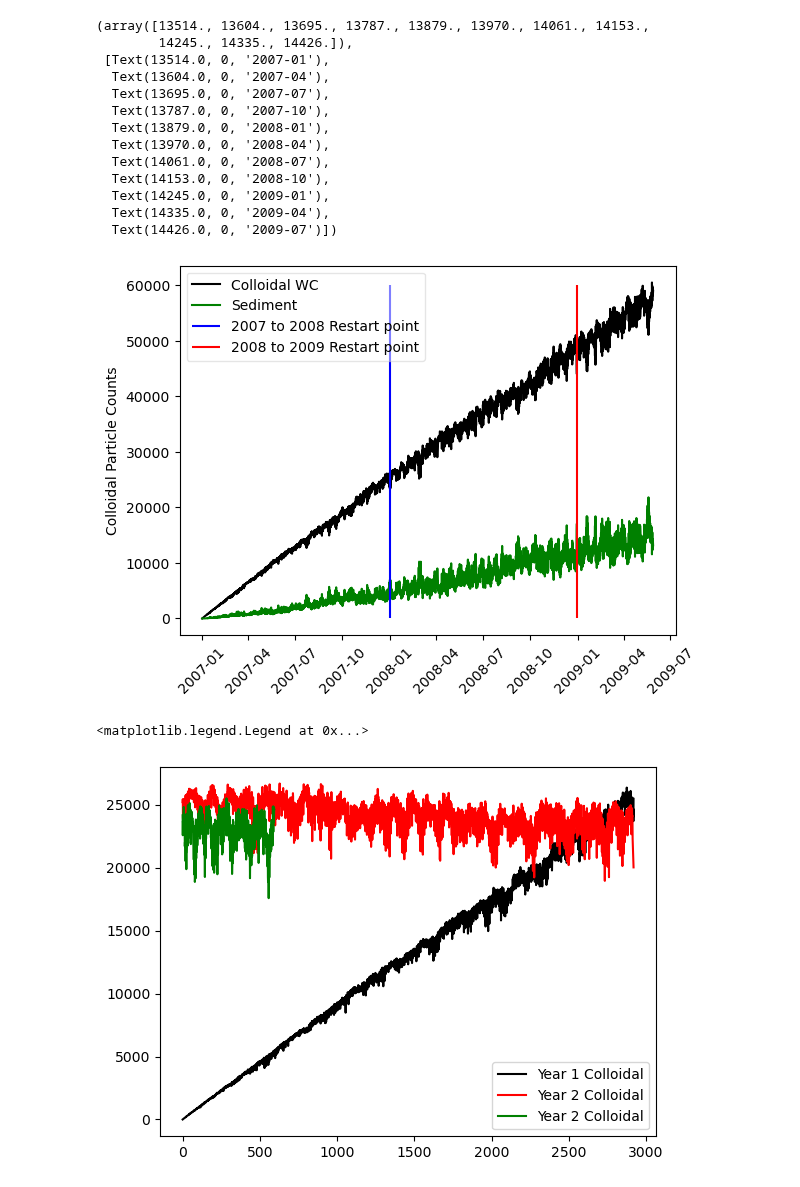
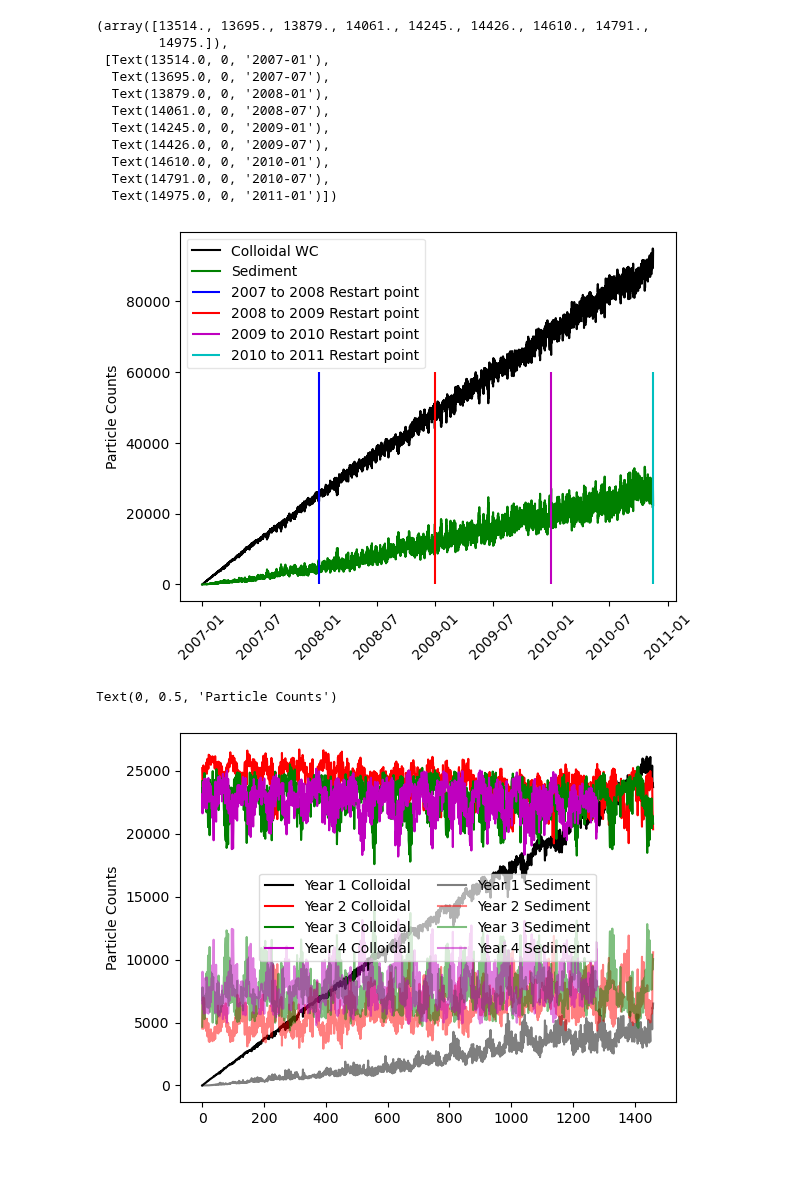
Before and after one commit to SalishSeaCast/analysis-vicente, a Jupyter notebook: OP_nibi/Simulations_TS.ipynb, the cells around one changed output. Saved outputs shown, nothing was run; the diff lists cells and outputs as text; code cells hidden in the pictures.

```diff
--- a/OP_nibi/Simulations_TS.ipynb
+++ b/OP_nibi/Simulations_TS.ipynb
@@ -12,7 +12,9 @@ from matplotlib.path import Path
 # %%
 file_2007 = '/home/vicentev/scratch/vicentev/Simulation_V4/Simulation_V4_year_1.nc'
 file_2008 = '/home/vicentev/scratch/vicentev/Simulation_V4/RESTARTS/R_2008/Simulation_V4_year_2.nc'
+file_2009 = '/home/vicentev/scratch/vicentev/Simulation_V4/RESTARTS/R_2009/Simulation_V4_year_3.nc'
 # %%
 dd_2007 = xr.open_dataset(file_2007)
 dd_2008 = xr.open_dataset(file_2008)
+dd_2009 = xr.open_dataset(file_2009)
 # %%
@@ -92,11 +94,13 @@ def get_system_timeseries_optimized(data, status_var='status',
 # %%
 tseries_all_y1 = get_system_timeseries_optimized(dd_2007)
 tseries_all_y2 = get_system_timeseries_optimized(dd_2008)
-tseries_all_y3 = get_system_timeseries_optimized(ds)
+tseries_all_y3 = get_system_timeseries_optimized(dd_2009)
+tseries_all_y4 = get_system_timeseries_optimized(ds)
 # %%
 tseries_all_y1_sed = get_system_timeseries_optimized(dd_2007, target_status=[11,12,13])
 tseries_all_y2_sed = get_system_timeseries_optimized(dd_2008, target_status=[11,12,13])
-tseries_all_y3_sed = get_system_timeseries_optimized(ds, target_status=[11,12,13])
+tseries_all_y3_sed = get_system_timeseries_optimized(dd_2009, target_status=[11,12,13])
+tseries_all_y4_sed = get_system_timeseries_optimized(ds, target_status=[11,12,13])
 # %%
 tseries_all_y1_par = get_system_timeseries_optimized(dd_2007, target_status=[1,3])
 tseries_all_y2_par = get_system_timeseries_optimized(dd_2008, target_status=[1,3])
@@ -125,29 +135,39 @@ plt.plot(time_6h, all_system_timeseries, 'k', label = 'Colloidal WC')
 plt.plot(time_6h, all_system_timeseries_sed, 'g', label = 'Sediment')
 plt.vlines(x = xx, ymin = 0, ymax = 60000, color = 'b', label = '2007 to 2008 Restart point')
 plt.vlines(x = xx1, ymin = 0, ymax = 60000, color = 'r', label = '2008 to 2009 Restart point')
+plt.vlines(x = xx2, ymin = 0, ymax = 60000, color = 'm', label = '2009 to 2010 Restart point')
+plt.vlines(x = xx3, ymin = 0, ymax = 60000, color = 'c', label = '2010 to 2011 Restart point')
+
 plt.legend(loc = 'upper left', framealpha = .5)
-plt.ylabel('Colloidal Particle Counts')
+plt.ylabel('Particle Counts')
 plt.xticks(rotation=45)
 # %% [output]
-(array([13514., 13604., 13695., 13787., 13879., 13970., 14061., 14153.,
-        14245., 14335., 14426.]),
+(array([13514., 13695., 13879., 14061., 14245., 14426., 14610., 14791.,
+        14975.]),
  [Text(13514.0, 0, '2007-01'),
-  Text(13604.0, 0, '2007-04'),
   Text(13695.0, 0, '2007-07'),
-  Text(13787.0, 0, '2007-10'),
   Text(13879.0, 0, '2008-01'),
-  Text(13970.0, 0, '2008-04'),
   Text(14061.0, 0, '2008-07'),
-  Text(14153.0, 0, '2008-10'),
   Text(14245.0, 0, '2009-01'),
-  Text(14335.0, 0, '2009-04'),
-  Text(14426.0, 0, '2009-07')])
+  Text(14426.0, 0, '2009-07'),
+  Text(14610.0, 0, '2010-01'),
+  Text(14791.0, 0, '2010-07'),
+  Text(14975.0, 0, '2011-01')])
-[figure, old version]
+[figure, new version]
 # %%
-plt.plot(tseries_all_y1, 'k', label = 'Year 1 Colloidal')
-plt.plot(tseries_all_y2, 'r', label = 'Year 2 Colloidal')
-plt.plot(tseries_all_y3, 'g', label = 'Year 2 Colloidal')
-plt.legend()
+plt.plot(tseries_all_y1.iloc[::2].values, 'k', label = 'Year 1 Colloidal')
+plt.plot(tseries_all_y2.iloc[::2].values, 'r', label = 'Year 2 Colloidal')
+plt.plot(tseries_all_y3.values, 'g', label = 'Year 3 Colloidal')
+plt.plot(tseries_all_y4.values, 'm', label = 'Year 4 Colloidal')
+
+#
+plt.plot(tseries_all_y1_sed.iloc[::2].values, 'k', alpha = .5, label = 'Year 1 Sediment')
+plt.plot(tseries_all_y2_sed.iloc[::2].values, 'r', alpha = .5, label = 'Year 2 Sediment')
+plt.plot(tseries_all_y3_sed.values, 'g', alpha = .5, label = 'Year 3 Sediment')
+plt.plot(tseries_all_y4_sed.values, 'm', alpha = .5, label = 'Year 4 Sediment')
+
+plt.legend(loc = 'center', ncol = 2, framealpha = .7)
+plt.ylabel('Particle Counts')
 # %% [output]
-<matplotlib.legend.Legend at 0x...>
+Text(0, 0.5, 'Particle Counts')
-[figure, old version]
+[figure, new version]
```
Also changed, not shown: parts of 8 cells of this notebook, 16 other files.
